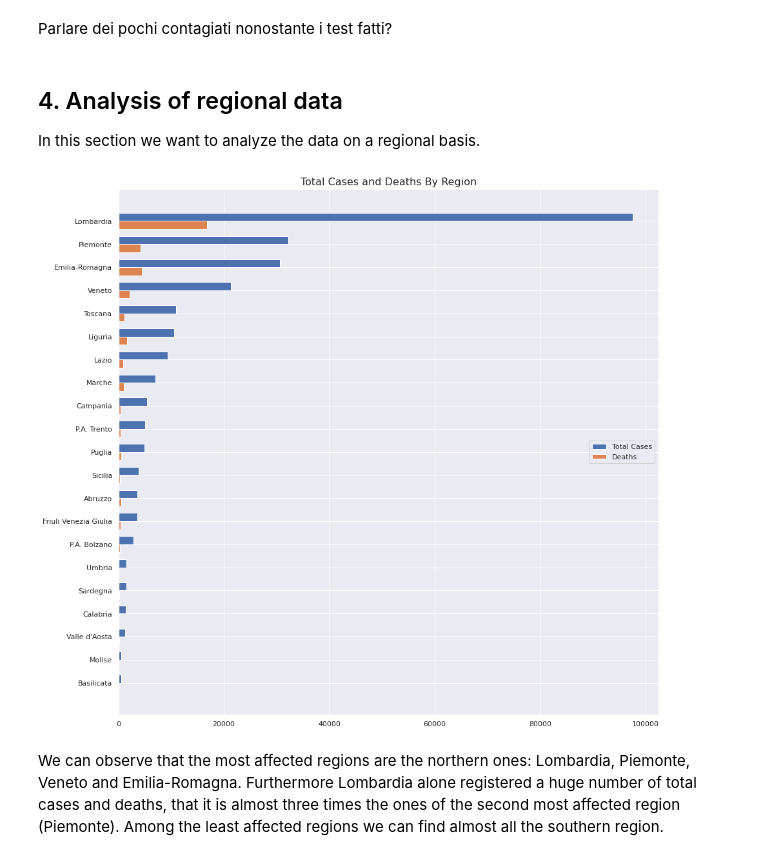
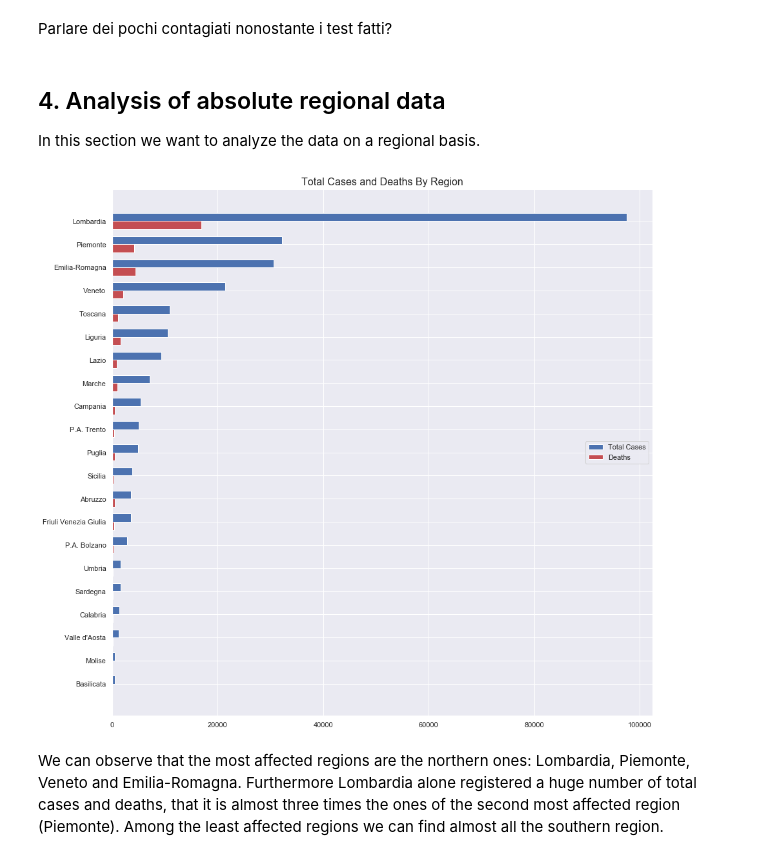
Before and after one commit to JacopoBartoli/agm_algorithms, a Jupyter notebook: Bartoli-Ravagli.ipynb, the cells around one changed output. Saved outputs shown, nothing was run; the diff lists cells and outputs as text; code cells hidden in the pictures.

```diff
--- a/Bartoli-Ravagli.ipynb
+++ b/Bartoli-Ravagli.ipynb
@@ -443,28 +430,28 @@ data
 # %% [markdown]
 Parlare dei pochi contagiati nonostante i test fatti?
 # %% [markdown]
-## 4. Analysis of regional data
+## 4. Analysis of absolute regional data
 
 In this section we want to analyze the data on a regional basis.
 # %%
 source_data = pd.DataFrame(df_reg.loc[last_day, ["totale_casi", "deceduti"]].sort_values("totale_casi", ascending=True)).reset_index()
 ind = np.arange(len(source_data.index))  # the x locations for the groups
 height = 0.35  # the width of the bars
 
 fig, ax = plt.subplots(figsize=(15, 15))
 rects1 = ax.barh(ind + height/2, source_data["totale_casi"], height,
-                label='Total Cases')
+                label='Total Cases', color="b")
 rects2 = ax.barh(ind - height/2, source_data["deceduti"], height,
-                label='Deaths')
+                label='Deaths', color="r")
 
 ax.set_xlabel(None)
 ax.set_title('Total Cases and Deaths By Region')
 ax.set_yticks(ind)
 ax.set_yticklabels(source_data["denominazione_regione"])
 ax.legend(loc="center right");
 ax.title.set_size(16)
 # %% [output]
-[figure, old version]
+[figure, new version]
 # %% [markdown]
 We can observe that the most affected regions are the northern ones: Lombardia, Piemonte, Veneto and Emilia-Romagna. Furthermore Lombardia alone registered a huge number of total cases and deaths, that it is almost three times the ones of the second most affected region (Piemonte).
 Among the least affected regions we can find almost all the southern region.
```
Also changed, not shown: parts of 49 cells of this notebook, 1 other file.
